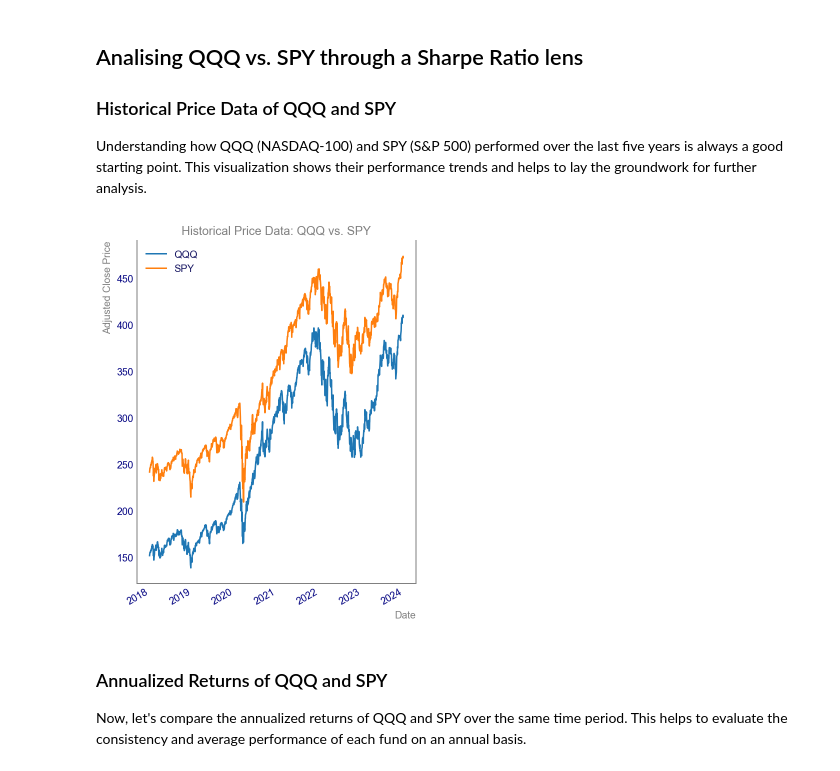
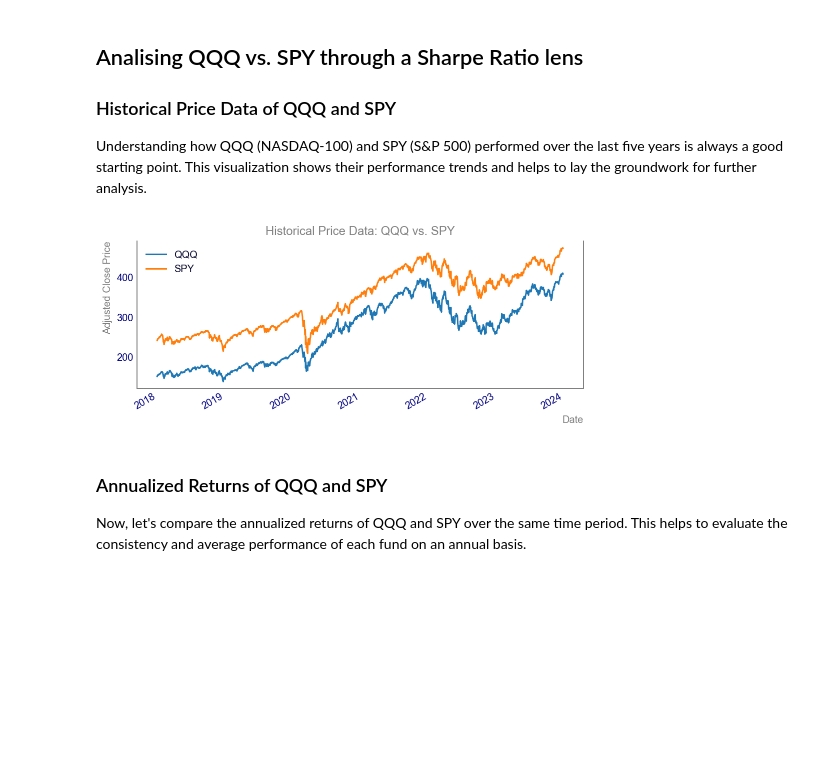
Before and after one commit to vdenoise/portfolio-geek, a Jupyter notebook: posts/tutorials/en/sharpe-ratio.ipynb, the cells around one changed output. Cells and saved outputs as stored; diff of their text form; code cells hidden in the pictures; blank space fills up the shorter version.

```diff
--- a/posts/tutorials/en/sharpe-ratio.ipynb
+++ b/posts/tutorials/en/sharpe-ratio.ipynb
@@ -78,15 +88,14 @@ data = yf.download(tickers, start="2018-01-01", end="2023-12-31")['Adj Close']
 
 # Plot the data
 # %%
-
-plt.style.use('ddm-chart.mplstyle')
+plt.style.use('getting_started-chart.mplstyle')
 data.plot()
 plt.title('Historical Price Data: QQQ vs. SPY')
 plt.xlabel('Date')
 plt.ylabel('Adjusted Close Price')
 plt.show()
 # %% [output]
-[figure, old version]
+[figure, new version]
 # %% [markdown]
 ### Annualized Returns of QQQ and SPY
 
```
Also changed, not shown: parts of 9 cells of this notebook, 29 other files.
